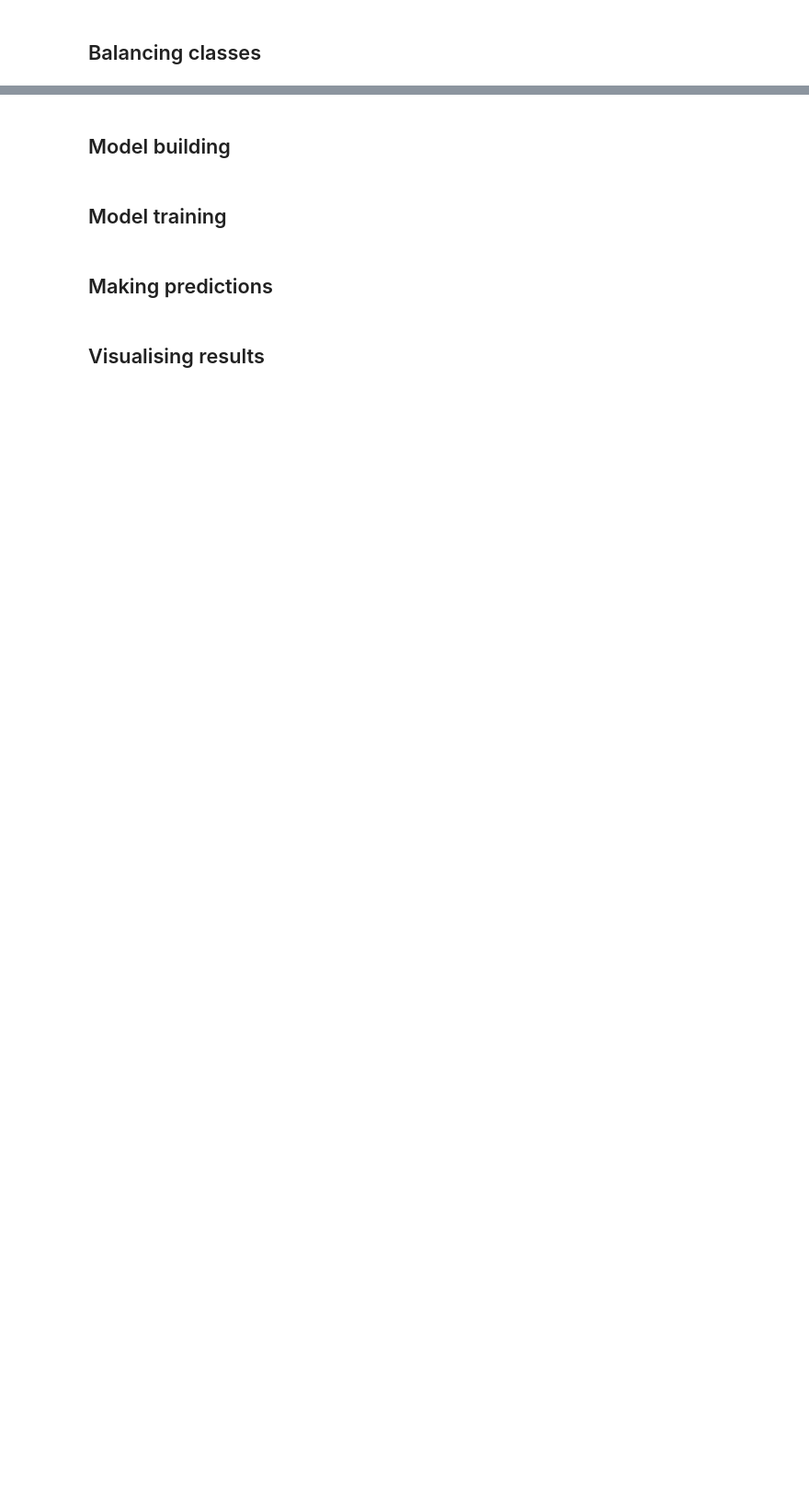
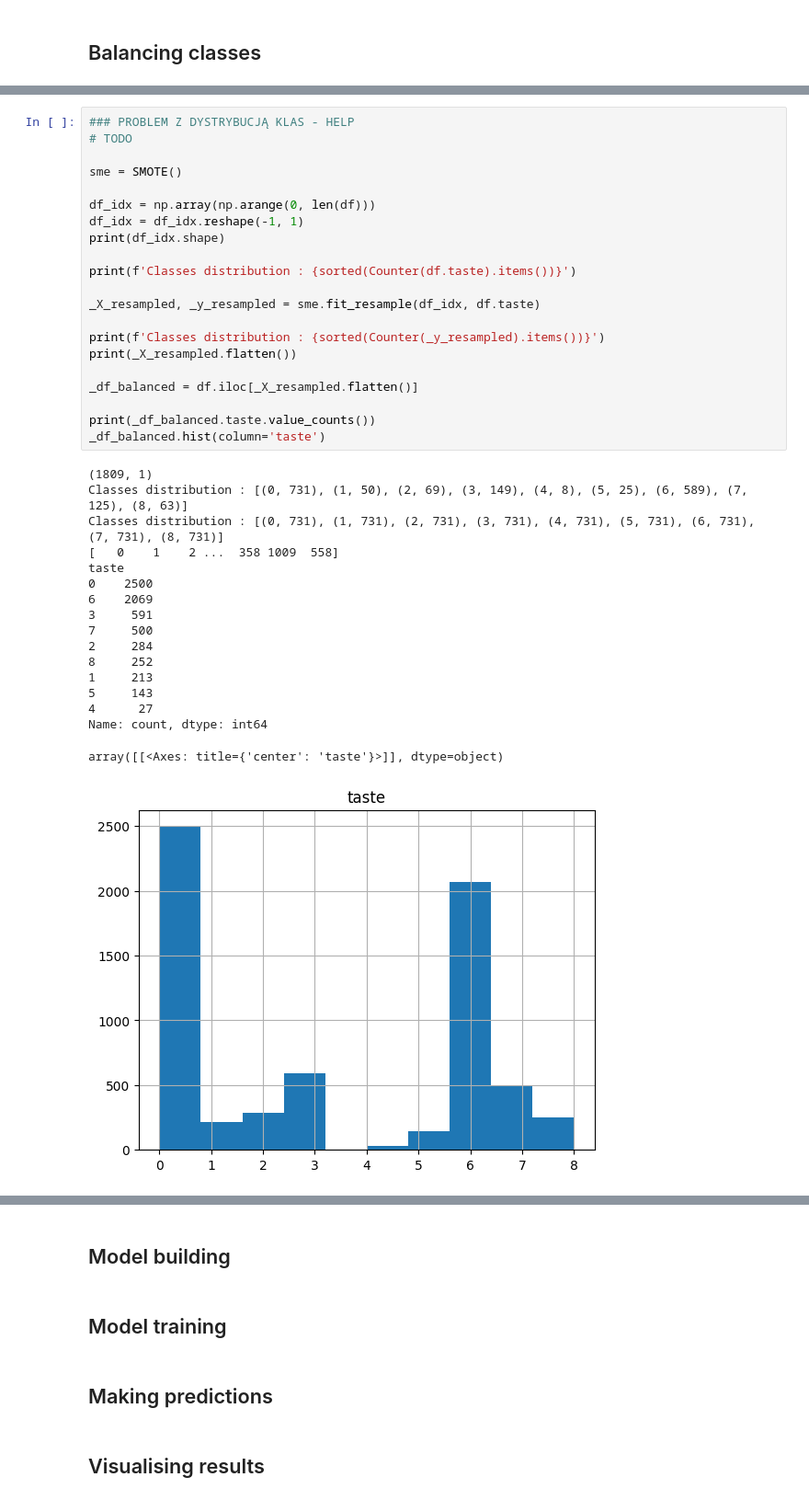
Before and after one commit to Bognanna/Molecular-Tastants, a Jupyter notebook: main.ipynb, the cells around one changed output, grey strips where cells are left out. Shown at 92% size. Saved outputs shown, nothing was run; the diff lists cells and outputs as text; blank space fills up the shorter version.

Commit message:
Balanced classes - but still there are some problems :(

```diff
--- a/main.ipynb
+++ b/main.ipynb
@@ -139,0 +164,39 @@ Classes distribution : [(0, 383), (1, 577), (2, 532), (3, 320), (4, 724), (5, 66
+# %%
+### PROBLEM Z DYSTRYBUCJĄ KLAS - HELP
+# TODO
+
+sme = SMOTE()
+
+df_idx = np.array(np.arange(0, len(df)))
+df_idx = df_idx.reshape(-1, 1)
+print(df_idx.shape)
+
+print(f'Classes distribution : {sorted(Counter(df.taste).items())}')
+
+_X_resampled, _y_resampled = sme.fit_resample(df_idx, df.taste)
+
+print(f'Classes distribution : {sorted(Counter(_y_resampled).items())}')
+print(_X_resampled.flatten())
+
+_df_balanced = df.iloc[_X_resampled.flatten()]
+
+print(_df_balanced.taste.value_counts())
+_df_balanced.hist(column='taste')
+# %% [output]
+(1809, 1)
+Classes distribution : [(0, 731), (1, 50), (2, 69), (3, 149), (4, 8), (5, 25), (6, 589), (7, 125), (8, 63)]
+Classes distribution : [(0, 731), (1, 731), (2, 731), (3, 731), (4, 731), (5, 731), (6, 731), (7, 731), (8, 731)]
+[   0    1    2 ...  358 1009  558]
+taste
+0    2500
+6    2069
+3     591
+7     500
+2     284
+8     252
+1     213
+5     143
+4      27
+Name: count, dtype: int64
+array([[<Axes: title={'center': 'taste'}>]], dtype=object)
+[figure, added]
```
Also changed, not shown: parts of 11 cells of this notebook.
